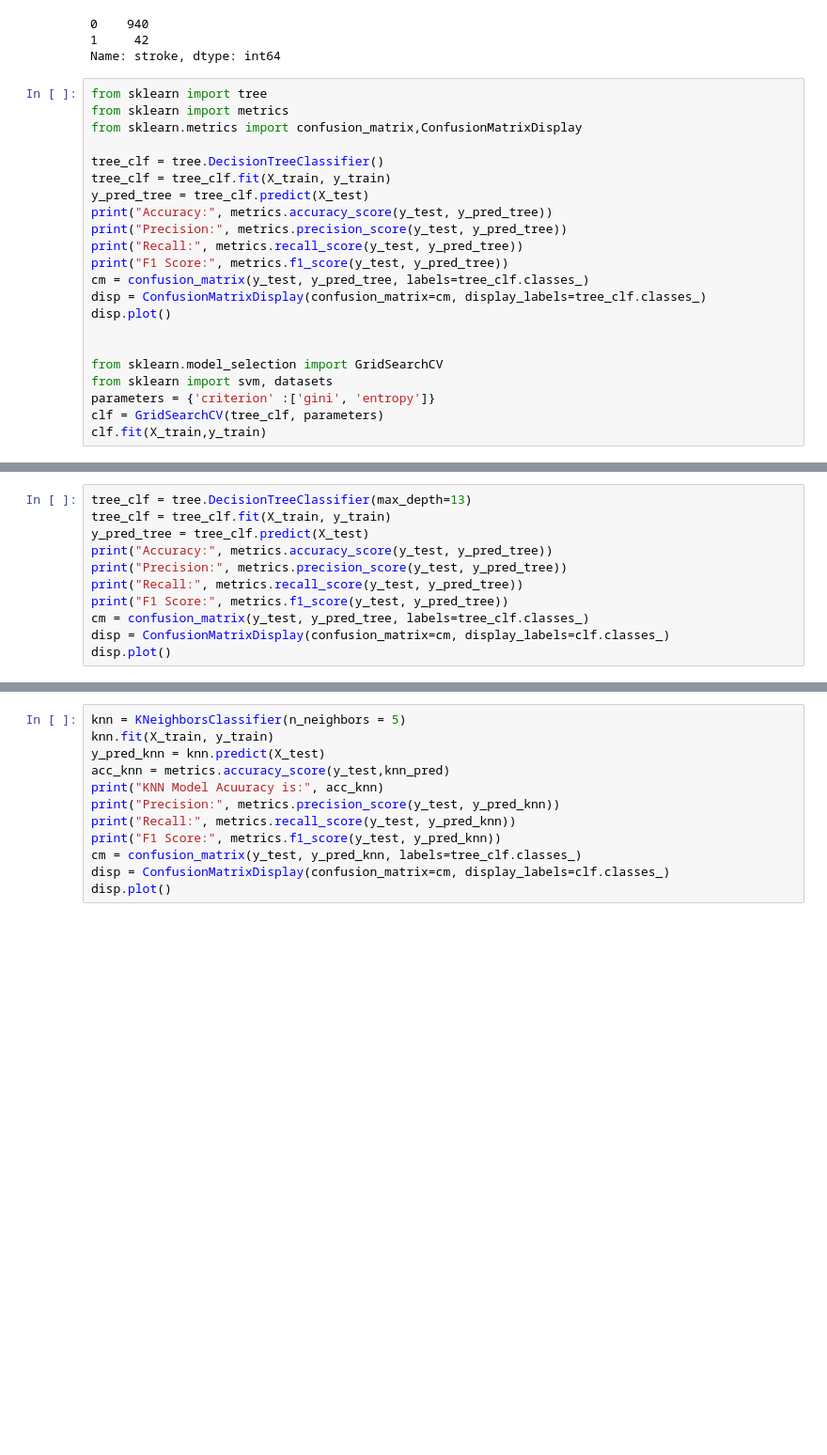
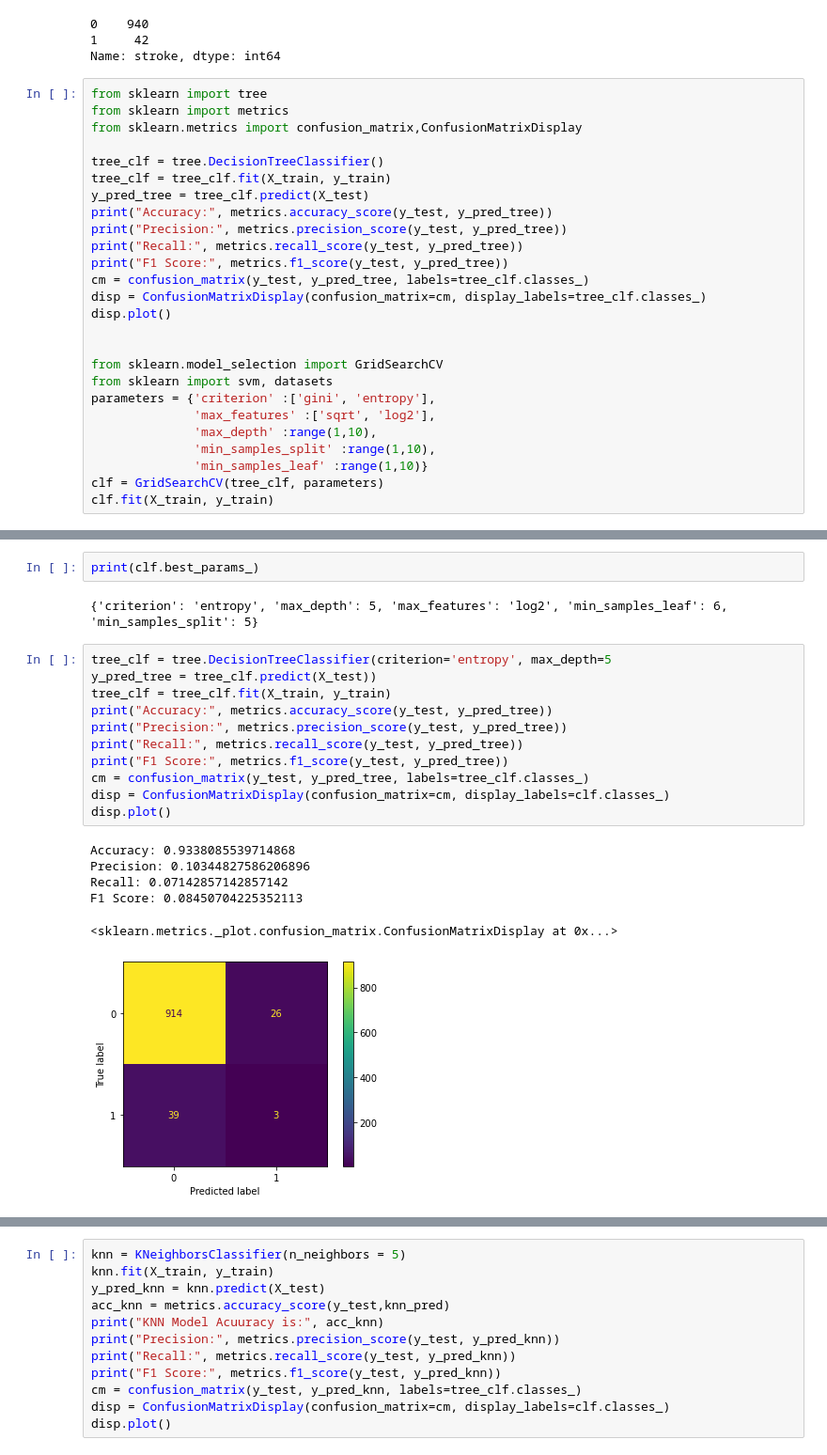
Before and after one commit to AnthonyCampbell208/SC22-BatchA-Frenzied-Physcists, a Jupyter notebook: final project/model_training_cb.ipynb, the cells around one changed output, grey strips where cells are left out. Shown: that part at 94% size. Saved outputs shown, nothing was run; the diff lists cells and outputs as text; blank space fills up the shorter version.

```diff
--- a/final project/model_training_cb.ipynb
+++ b/final project/model_training_cb.ipynb
@@ -197,9 +197,13 @@ disp.plot()
 
 from sklearn.model_selection import GridSearchCV
 from sklearn import svm, datasets
-parameters = {'criterion' :['gini', 'entropy']}
+parameters = {'criterion' :['gini', 'entropy'],
+              'max_features' :['sqrt', 'log2'],
+              'max_depth' :range(1,10),
+              'min_samples_split' :range(1,10),
+              'min_samples_leaf' :range(1,10)}
 clf = GridSearchCV(tree_clf, parameters)
-clf.fit(X_train,y_train)
+clf.fit(X_train, y_train)
 # %% [output]
 Accuracy: 0.9287169042769857
 Precision: 0.1111111111111111
@@ -210,15 +237,26 @@ GridSearchCV(estimator=DecisionTreeClassifier(),
 [figure]
+# %%
+print(clf.best_params_)
+# %% [output]
+{'criterion': 'entropy', 'max_depth': 5, 'max_features': 'log2', 'min_samples_leaf': 6, 'min_samples_split': 5}
 # %%
-tree_clf = tree.DecisionTreeClassifier(max_depth=13)
+tree_clf = tree.DecisionTreeClassifier(criterion='entropy', max_depth=5
+y_pred_tree = tree_clf.predict(X_test))
 tree_clf = tree_clf.fit(X_train, y_train)
-y_pred_tree = tree_clf.predict(X_test)
 print("Accuracy:", metrics.accuracy_score(y_test, y_pred_tree))
 print("Precision:", metrics.precision_score(y_test, y_pred_tree))
 print("Recall:", metrics.recall_score(y_test, y_pred_tree))
 print("F1 Score:", metrics.f1_score(y_test, y_pred_tree))
 cm = confusion_matrix(y_test, y_pred_tree, labels=tree_clf.classes_)
 disp = ConfusionMatrixDisplay(confusion_matrix=cm, display_labels=clf.classes_)
 disp.plot()
+# %% [output]
+Accuracy: 0.9338085539714868
+Precision: 0.10344827586206896
+Recall: 0.07142857142857142
+F1 Score: 0.08450704225352113
+<sklearn.metrics._plot.confusion_matrix.ConfusionMatrixDisplay at 0x...>
+[figure, added]
 # %%
 from matplotlib import pyplot as plt
 tree_clf = tree.DecisionTreeClassifier(max_depth=4)
```
Also changed, not shown: parts of 4 cells of this notebook, 20 other files.
